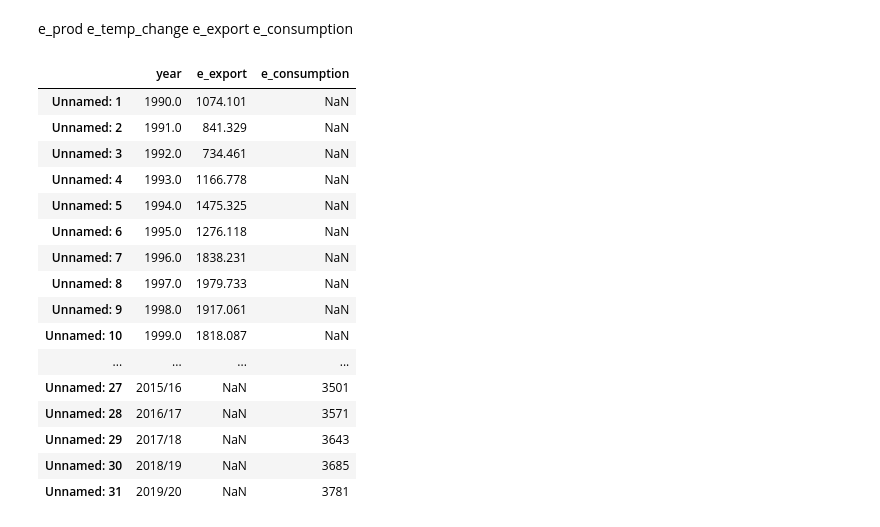
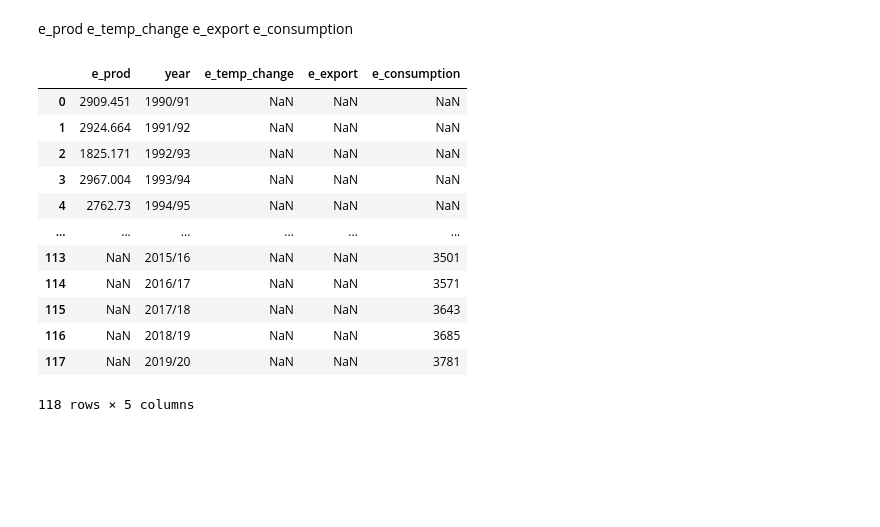
Before and after one commit to sanghyuns/Climate_Change_vs_Coffee_Production, a Jupyter notebook: Shawn.ipynb, the cells around one changed output. Drawn from its saved outputs; the diff is of its cells as text; code cells hidden in the pictures; blank space fills up the shorter version.

Commit message:
finalized ethiopia df

```diff
--- a/Shawn.ipynb
+++ b/Shawn.ipynb
@@ -31,4 +31,4 @@ e_prod['year'] = e_prod.index
 e_prod.columns = [col.lower().strip().replace(' ', '_')
     for col in e_prod.columns]
 # %%
-e_prod.head()
+e_prod = e_prod.rename(columns = {'ethiopia':'e_prod'})
@@ -159,22 +152,22 @@ prod_temp_df = pd.concat([e_prod, e_temp_change])
 # %%
 export_consump = pd.concat([e_export, e_consumption])
 # %%
-e_df
+ethiopia_df = pd.concat([prod_temp_df, export_consump])
-# %% [output]
-|  | year | e_export | e_consumption |
-| Unnamed: 1 | 1990.0 | 1074.101 | NaN |
-| Unnamed: 2 | 1991.0 | 841.329 | NaN |
-| Unnamed: 3 | 1992.0 | 734.461 | NaN |
-| Unnamed: 4 | 1993.0 | 1166.778 | NaN |
-| Unnamed: 5 | 1994.0 | 1475.325 | NaN |
-| Unnamed: 6 | 1995.0 | 1276.118 | NaN |
-| Unnamed: 7 | 1996.0 | 1838.231 | NaN |
-| Unnamed: 8 | 1997.0 | 1979.733 | NaN |
-| Unnamed: 9 | 1998.0 | 1917.061 | NaN |
-| Unnamed: 10 | 1999.0 | 1818.087 | NaN |
-| ... | ... | ... | ... |
-| Unnamed: 27 | 2015/16 | NaN | 3501 |
-| Unnamed: 28 | 2016/17 | NaN | 3571 |
-| Unnamed: 29 | 2017/18 | NaN | 3643 |
-| Unnamed: 30 | 2018/19 | NaN | 3685 |
-| Unnamed: 31 | 2019/20 | NaN | 3781 |
+# %%
+ethiopia_df = ethiopia_df.reset_index()
+# %%
+ethiopia_df.drop(columns='index')
+# %% [output]
+|  | e_prod | year | e_temp_change | e_export | e_consumption |
+| 0 | 2909.451 | 1990/91 | NaN | NaN | NaN |
+| 1 | 2924.664 | 1991/92 | NaN | NaN | NaN |
+| 2 | 1825.171 | 1992/93 | NaN | NaN | NaN |
+| 3 | 2967.004 | 1993/94 | NaN | NaN | NaN |
+| 4 | 2762.73 | 1994/95 | NaN | NaN | NaN |
+| ... | ... | ... | ... | ... | ... |
+| 113 | NaN | 2015/16 | NaN | NaN | 3501 |
+| 114 | NaN | 2016/17 | NaN | NaN | 3571 |
+| 115 | NaN | 2017/18 | NaN | NaN | 3643 |
+| 116 | NaN | 2018/19 | NaN | NaN | 3685 |
+| 117 | NaN | 2019/20 | NaN | NaN | 3781 |
+118 rows × 5 columns
```
Also changed, not shown: parts of 4 cells of this notebook, 1 other file.
